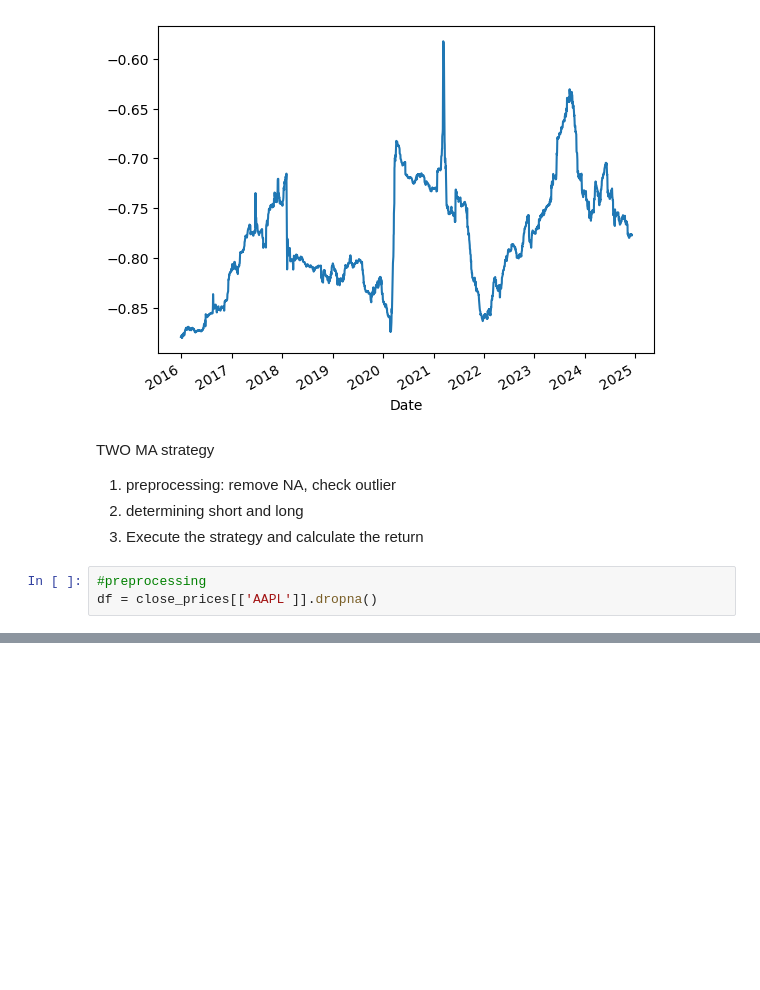
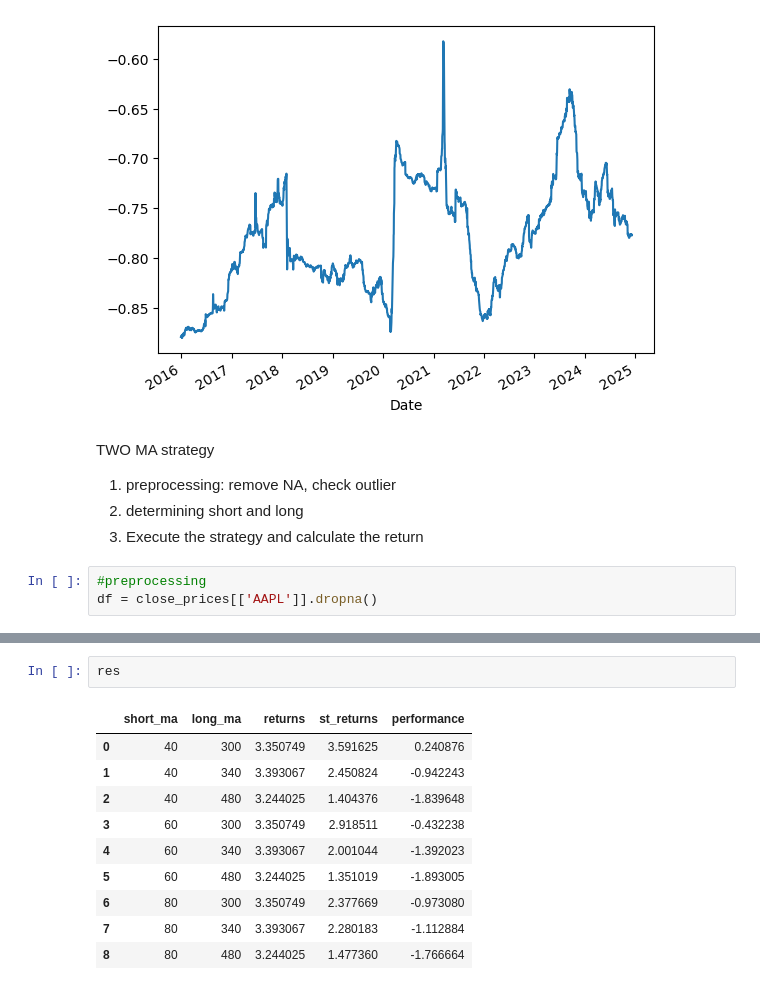
Before and after one commit to tenofovir/stock_analysis_tool, a Jupyter notebook: Quant.ipynb, the cells around one changed output, grey strips where cells are left out. Drawn from its saved outputs; the diff is of its cells as text; blank space fills up the shorter version.

```diff
--- a/Quant.ipynb
+++ b/Quant.ipynb
@@ -298,0 +328,13 @@ dtype: float64
+# %%
+res
+# %% [output]
+|  | short_ma | long_ma | returns | st_returns | performance |
+| 0 | 40 | 300 | 3.350749 | 3.591625 | 0.240876 |
+| 1 | 40 | 340 | 3.393067 | 2.450824 | -0.942243 |
+| 2 | 40 | 480 | 3.244025 | 1.404376 | -1.839648 |
+| 3 | 60 | 300 | 3.350749 | 2.918511 | -0.432238 |
+| 4 | 60 | 340 | 3.393067 | 2.001044 | -1.392023 |
+| 5 | 60 | 480 | 3.244025 | 1.351019 | -1.893005 |
+| 6 | 80 | 300 | 3.350749 | 2.377669 | -0.973080 |
+| 7 | 80 | 340 | 3.393067 | 2.280183 | -1.112884 |
+| 8 | 80 | 480 | 3.244025 | 1.477360 | -1.766664 |
```
Also changed, not shown: parts of 6 cells of this notebook.
